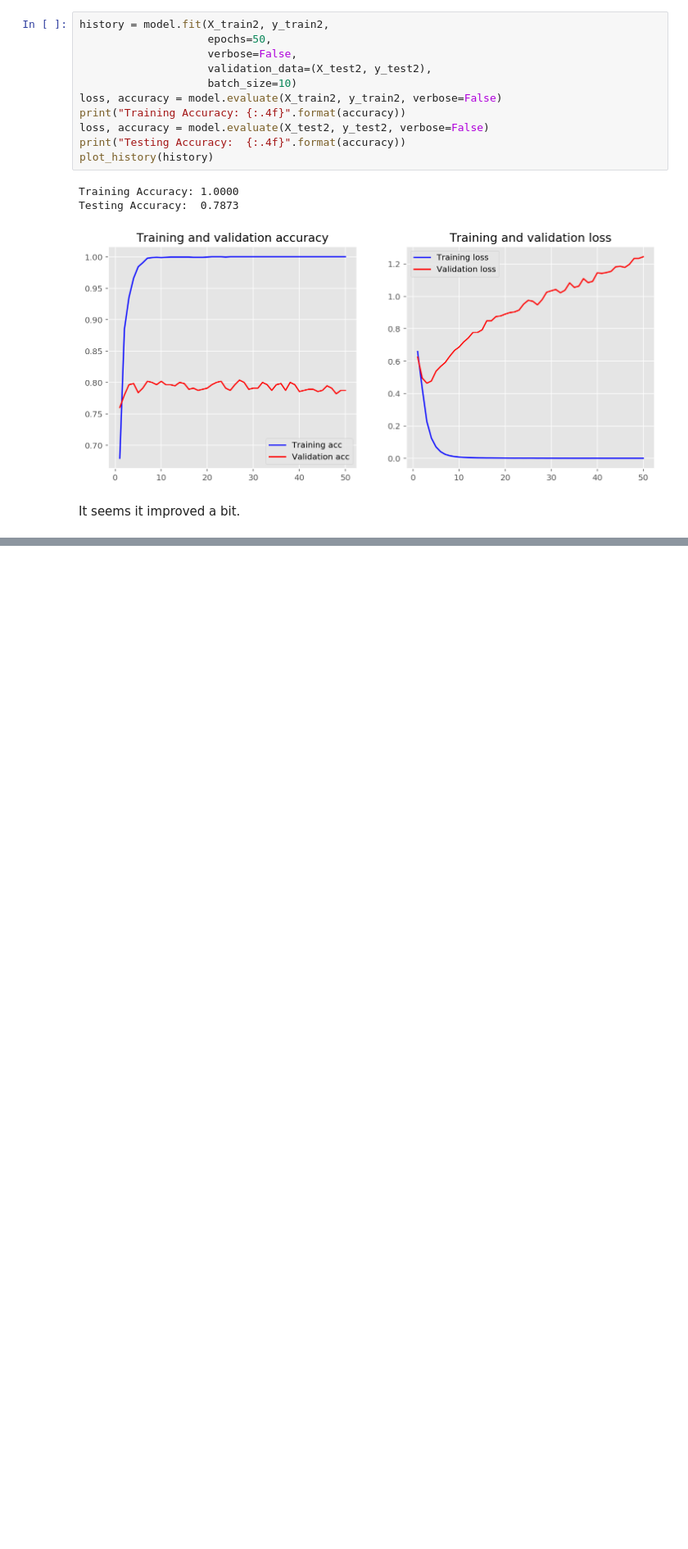
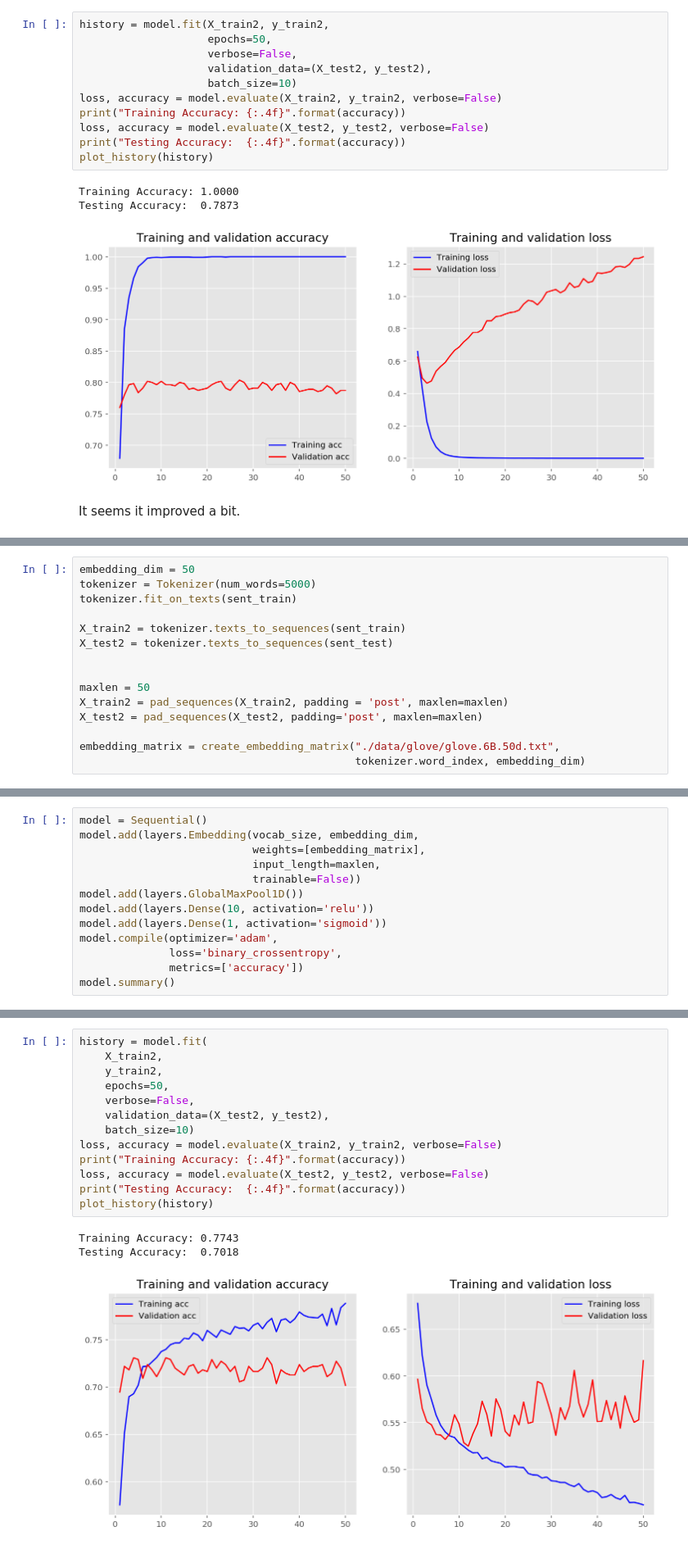
Before and after one commit to PukkaPad/Text-classification-using-Review-data, a Jupyter notebook: TextClassification-Keras.ipynb, the cells around one changed output, grey strips where cells are left out. Shown at 82% size. Drawn from its saved outputs; the diff is of its cells as text; blank space fills up the shorter version.

```diff
--- a/TextClassification-Keras.ipynb
+++ b/TextClassification-Keras.ipynb
@@ -906,0 +916,15 @@ It seems it improved a bit.
+# %%
+embedding_dim = 50
+tokenizer = Tokenizer(num_words=5000)
+tokenizer.fit_on_texts(sent_train)
+
+X_train2 = tokenizer.texts_to_sequences(sent_train)
+X_test2 = tokenizer.texts_to_sequences(sent_test)
+
+
+maxlen = 50
+X_train2 = pad_sequences(X_train2, padding = 'post', maxlen=maxlen)
+X_test2 = pad_sequences(X_test2, padding='post', maxlen=maxlen)
+
+embedding_matrix = create_embedding_matrix("./data/glove/glove.6B.50d.txt",
+                                           tokenizer.word_index, embedding_dim)
@@ -906,0 +940,13 @@ It seems it improved a bit.
+# %%
+model = Sequential()
+model.add(layers.Embedding(vocab_size, embedding_dim,
+                           weights=[embedding_matrix],
+                           input_length=maxlen,
+                           trainable=False))
+model.add(layers.GlobalMaxPool1D())
+model.add(layers.Dense(10, activation='relu'))
+model.add(layers.Dense(1, activation='sigmoid'))
+model.compile(optimizer='adam',
+              loss='binary_crossentropy',
+              metrics=['accuracy'])
+model.summary()
@@ -906,0 +969,17 @@ It seems it improved a bit.
+# %%
+history = model.fit(
+    X_train2,
+    y_train2,
+    epochs=50,
+    verbose=False,
+    validation_data=(X_test2, y_test2),
+    batch_size=10)
+loss, accuracy = model.evaluate(X_train2, y_train2, verbose=False)
+print("Training Accuracy: {:.4f}".format(accuracy))
+loss, accuracy = model.evaluate(X_test2, y_test2, verbose=False)
+print("Testing Accuracy:  {:.4f}".format(accuracy))
+plot_history(history)
+# %% [output]
+Training Accuracy: 0.7743
+Testing Accuracy:  0.7018
+[figure, added]
```
Also changed, not shown: parts of 14 cells of this notebook.
